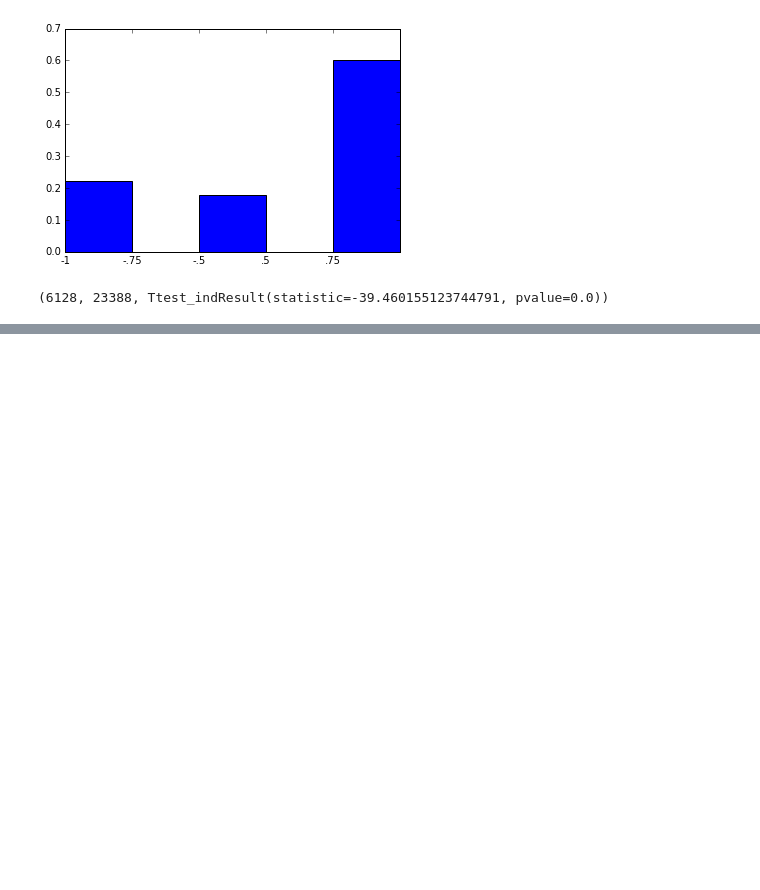
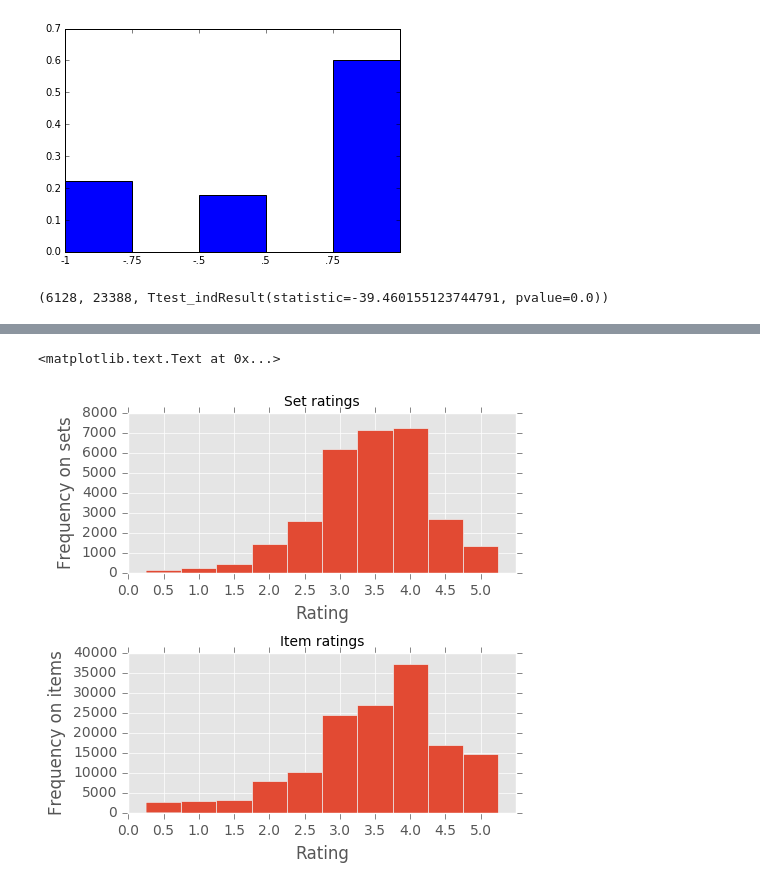
Before and after one commit to mohit-shrma/setrec, a Jupyter notebook: python/grouplens/Grouplens2.ipynb, the cells around one changed output, grey strips where cells are left out. Drawn from its saved outputs; the diff is of its cells as text; code cells hidden in the pictures; blank space fills up the shorter version.

```diff
--- a/python/grouplens/Grouplens2.ipynb
+++ b/python/grouplens/Grouplens2.ipynb
@@ -1726,0 +1874,38 @@ bar(left, height, width=0.8, bottom=None, hold=None, data=None, **kwargs)
+# %%
+plt.style.use('ggplot')
+#plt.style.use('fivethirtyeight')
+
+f = plt.figure(figsize=(5,5))
+plt.subplots_adjust(hspace=0.5)
+
+data = ratings
+data = np.array(data)
+d = np.diff(np.unique(data)).min()
+left_of_first_bin = data.min() - float(d)/2
+right_of_last_bin = data.max() + float(d)/2
+
+ax1 = plt.subplot(211)
+ax1.hist(data, np.arange(left_of_first_bin, right_of_last_bin + d, d))
+ax1.set_ylabel('Frequency on sets')
+ax1.set_xlabel('Rating')
+ax1.set_xticks(np.arange(0, 5.5, 0.5))
+ax1.set_xlim((0, 5.5))
+ax1.set_title('Set ratings', fontsize=10)
+
+data = np.array(itemRatings)
+d = np.diff(np.unique(data)).min()
+left_of_first_bin = data.min() - float(d)/2
+right_of_last_bin = data.max() + float(d)/2
+ax2 = plt.subplot(212, sharex=ax1)
+
+ax2.hist(data, np.arange(left_of_first_bin, right_of_last_bin + d, d))
+ax2.set_xticks(np.arange(0, 5.5, 0.5))
+ax2.set_ylabel('Frequency on items')
+ax2.set_xlabel('Rating')
+ax2.set_xlim((0, 5.5))
+f = plt.figure(figsize = (20,6))
+
+[x,y,z] = randLabels()ax2.set_title('Item ratings', fontsize=10)
+# %% [output]
+<matplotlib.text.Text at 0x...>
+[figure, added]
```
Also changed, not shown: parts of 12 cells of this notebook.
